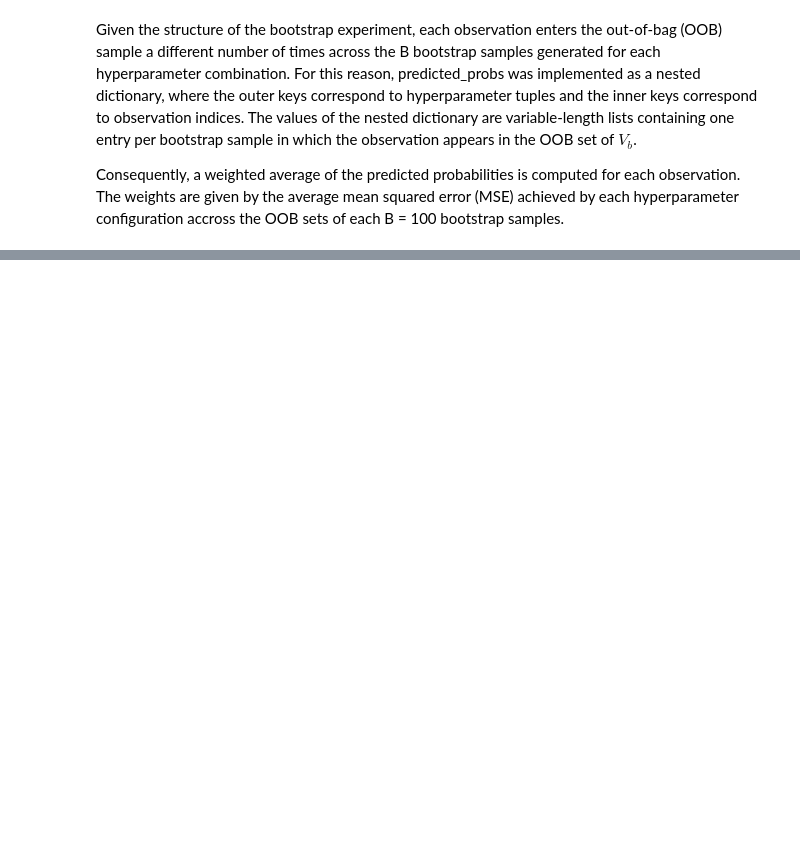
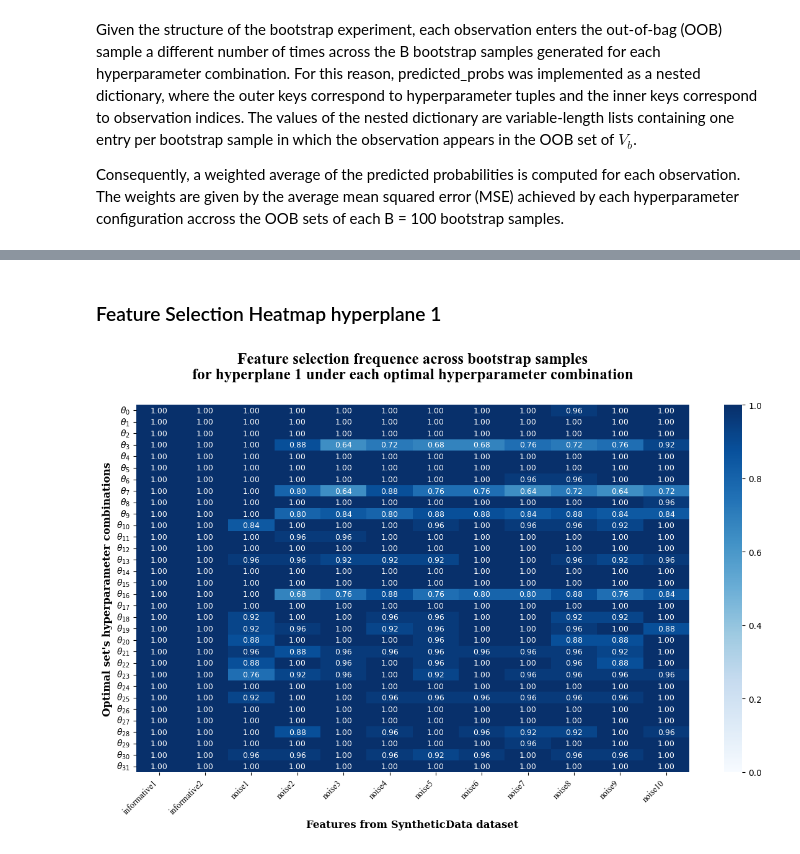
Before and after one commit to danieldelpozuelo-bit/TFM-project, a Jupyter notebook: TWSVM.ipynb, the cells around one changed output, grey strips where cells are left out. Saved outputs shown, nothing was run; the diff lists cells and outputs as text; code cells hidden in the pictures; blank space fills up the shorter version.

```diff
--- a/TWSVM.ipynb
+++ b/TWSVM.ipynb
@@ -1201,0 +1412,33 @@ plt.show()
+# %% [markdown]
+### Feature Selection Heatmap hyperplane 1
+# %%
+h1_fs_heatmap = np.zeros((len(top_theta), len(features_names)), dtype = int)
+
+# Absolute frequence (counts) each feature was selected by hyperplane 1
+for t, theta in enumerate(top_theta):
+    for b in range(B):
+        for feat_idx in selected_fs_n1[theta][b]:
+            h1_fs_heatmap[t, feat_idx] +=1
+
+# Proportion of bootstrap samples on which each feature was selected by hyperplane 1
+h1_fs_heatmap = h1_fs_heatmap / B
+
+# Hyperplane 1 feature selection Heatmap
+fig, ax = plt.subplots(figsize=(12, 8))
+sns.heatmap(h1_fs_heatmap, cmap='Blues', vmin=0, vmax=1,
+            annot=True, fmt='.2f', annot_kws={'size': 9}, ax=ax)
+ax.set_title('Feature selection frequence across bootstrap samples\n'
+             'for hyperplane 1 under each optimal hyperparameter combination',
+             fontdict=title_font, pad = 30)
+ax.set_xlabel(f'Features from {dataset_name} dataset', fontdict=axes_font)
+ax.set_ylabel("Optimal set's hyperparameter combinations", fontdict=axes_font)
+theta_labels = [
+    rf'$\boldsymbol{{\theta_{{{t}}}}}$' for t, theta in enumerate(top_theta)
+]
+ax.set_xticklabels(features_names, fontdict=aux_font, rotation=45, ha='right')
+ax.set_yticklabels(theta_labels, fontdict=aux_font, rotation=0)
+
+plt.tight_layout()
+plt.show()
+# %% [output]
+[figure, added]
```
Also changed, not shown: parts of 31 cells of this notebook.
